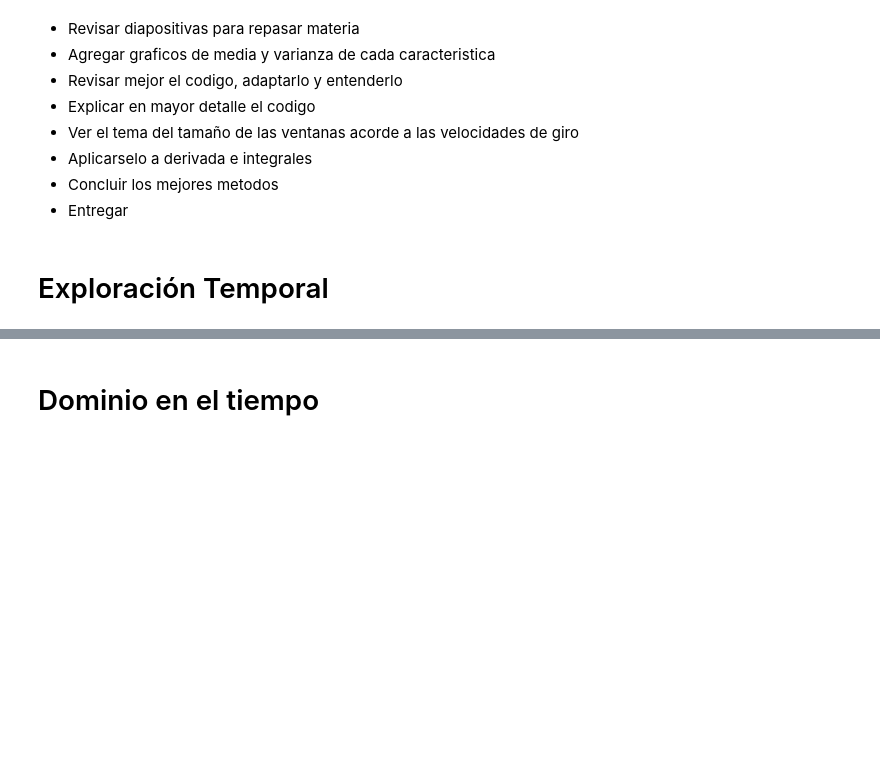
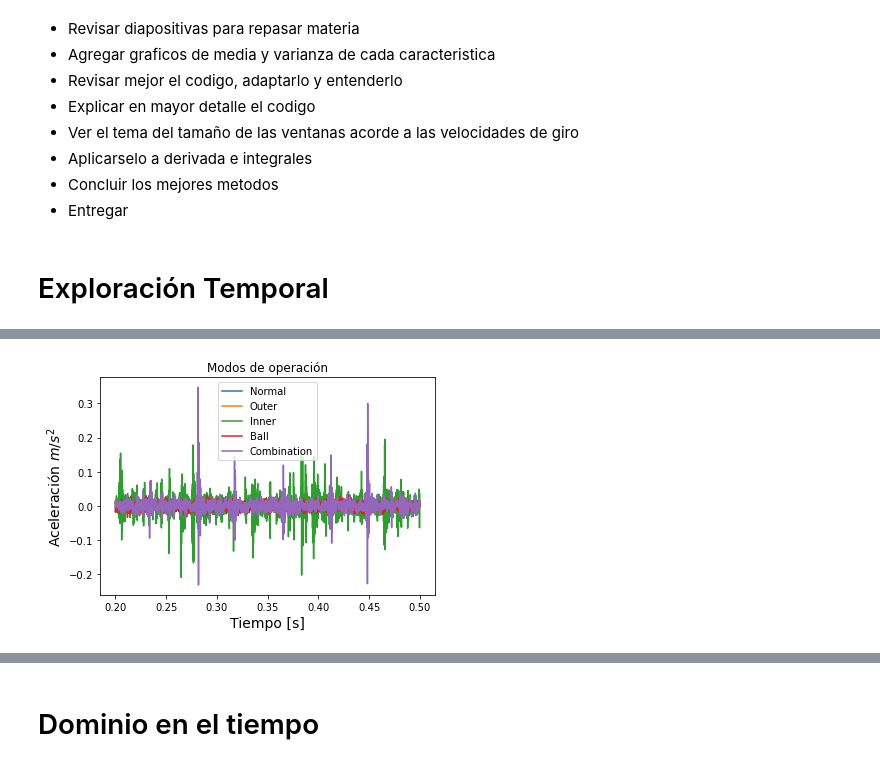
Before and after one commit to JLCdata/Procesamiento-de-se-ales-y-aprendizaje-de-maquinas-en-mantenimiento-predictivo, a Jupyter notebook: Tarea 2/T2.ipynb, the cells around one changed output, grey strips where cells are left out. Saved outputs shown, nothing was run; the diff lists cells and outputs as text; code cells hidden in the pictures; blank space fills up the shorter version.

```diff
--- a/Tarea 2/T2.ipynb
+++ b/Tarea 2/T2.ipynb
@@ -62,0 +80,20 @@ plt.show()
+# %%
+# Plot
+plt.plot(t[2000:5000],Normal[2000:5000])
+
+plt.plot(t[2000:5000],Outer[2000:5000])
+
+plt.plot(t[2000:5000],Inner[2000:5000])
+
+plt.plot(t[2000:5000],Ball[2000:5000])
+
+plt.plot(t[2000:5000],Combination[2000:5000])
+
+plt.xlabel('Tiempo [s]', fontsize=14)
+plt.ylabel('Aceleración $m/s^2$', fontsize=14)
+plt.legend(['Normal','Outer','Inner','Ball','Combination'])
+plt.title('Modos de operación')
+
+plt.show()
+# %% [output]
+[figure, added]
```
Also changed, not shown: parts of 20 cells of this notebook.
